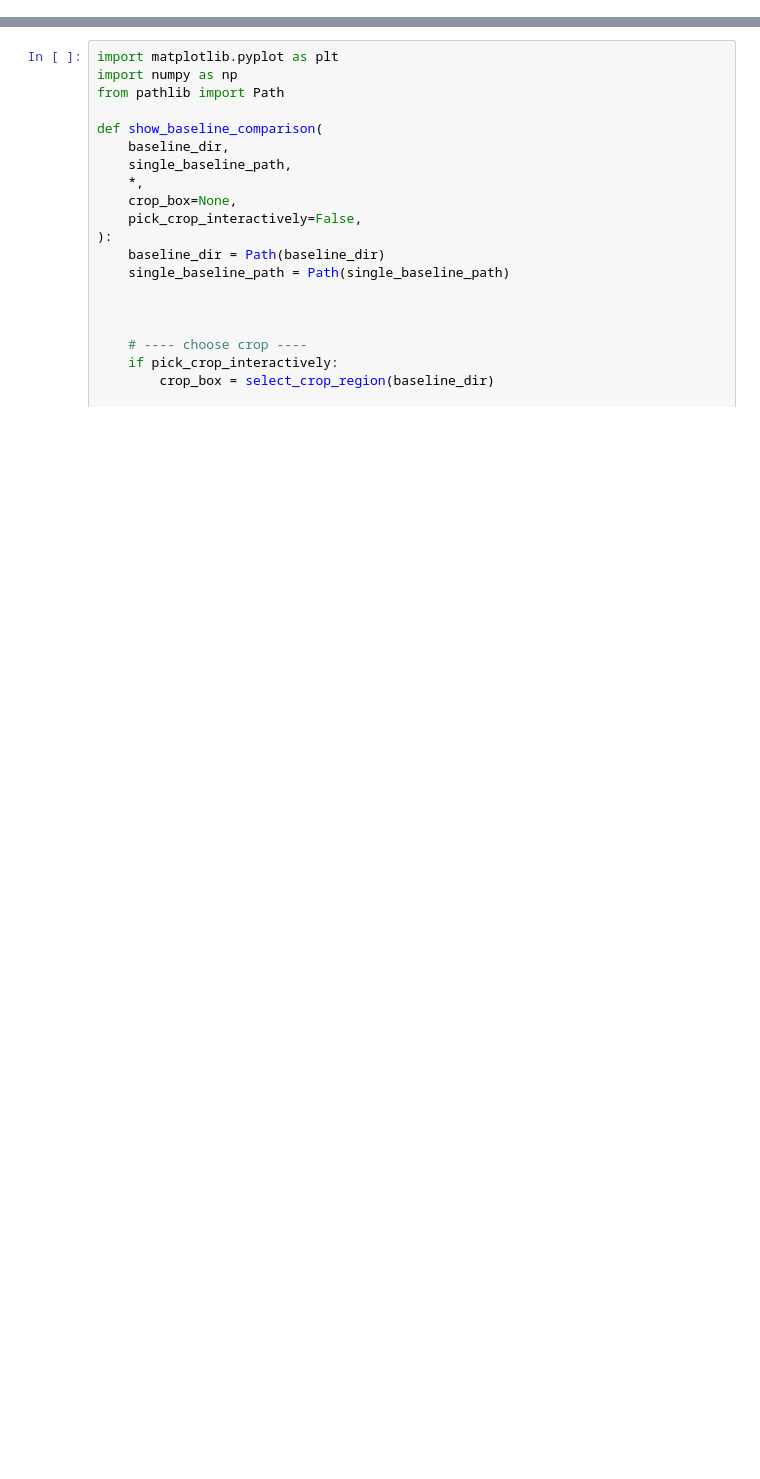
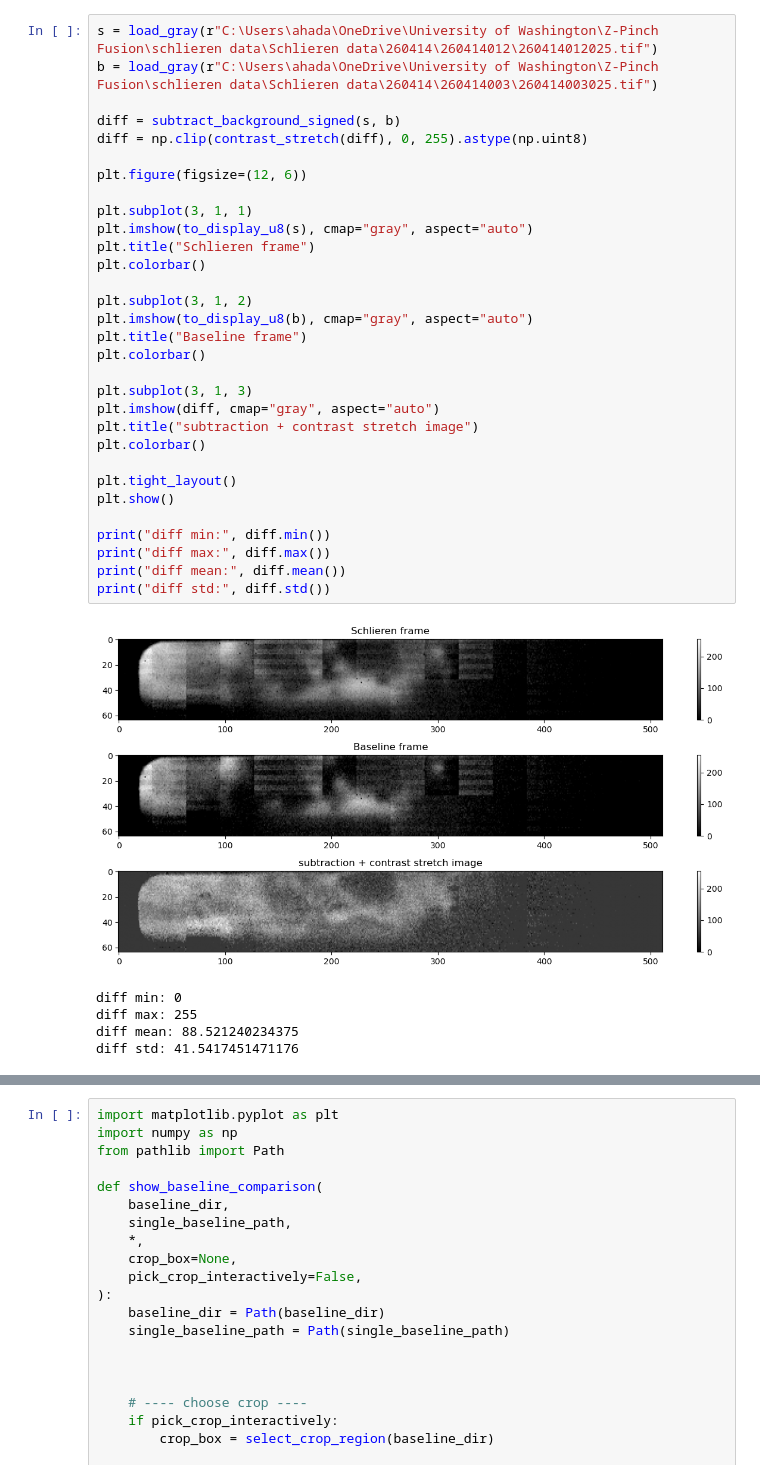
Before and after one commit to ahad-notes/zap-hd-uw, a Jupyter notebook: schlieren/schlieren_processing_pipeline.ipynb, the cells around one changed output, grey strips where cells are left out. Saved outputs shown, nothing was run; the diff lists cells and outputs as text; blank space fills up the shorter version.

```diff
--- a/schlieren/schlieren_processing_pipeline.ipynb
+++ b/schlieren/schlieren_processing_pipeline.ipynb
@@ -712,0 +801,37 @@ x=74, y=254, w=742, h=100
+# %%
+s = load_gray(r"C:\Users\ahada\OneDrive\University of Washington\Z-Pinch Fusion\schlieren data\Schlieren data\260414\260414012\260414012025.tif")
+b = load_gray(r"C:\Users\ahada\OneDrive\University of Washington\Z-Pinch Fusion\schlieren data\Schlieren data\260414\260414003\260414003025.tif")
+
+diff = subtract_background_signed(s, b)
+diff = np.clip(contrast_stretch(diff), 0, 255).astype(np.uint8)
+
+plt.figure(figsize=(12, 6))
+
+plt.subplot(3, 1, 1)
+plt.imshow(to_display_u8(s), cmap="gray", aspect="auto")
+plt.title("Schlieren frame")
+plt.colorbar()
+
+plt.subplot(3, 1, 2)
+plt.imshow(to_display_u8(b), cmap="gray", aspect="auto")
+plt.title("Baseline frame")
+plt.colorbar()
+
+plt.subplot(3, 1, 3)
+plt.imshow(diff, cmap="gray", aspect="auto")
+plt.title("subtraction + contrast stretch image")
+plt.colorbar()
+
+plt.tight_layout()
+plt.show()
+
+print("diff min:", diff.min())
+print("diff max:", diff.max())
+print("diff mean:", diff.mean())
+print("diff std:", diff.std())
+# %% [output]
+[figure, added]
+diff min: 0
+diff max: 255
+diff mean: 88.521240234375
+diff std: 41.5417451471176
```
Also changed, not shown: parts of 6 cells of this notebook, 1 other file.
